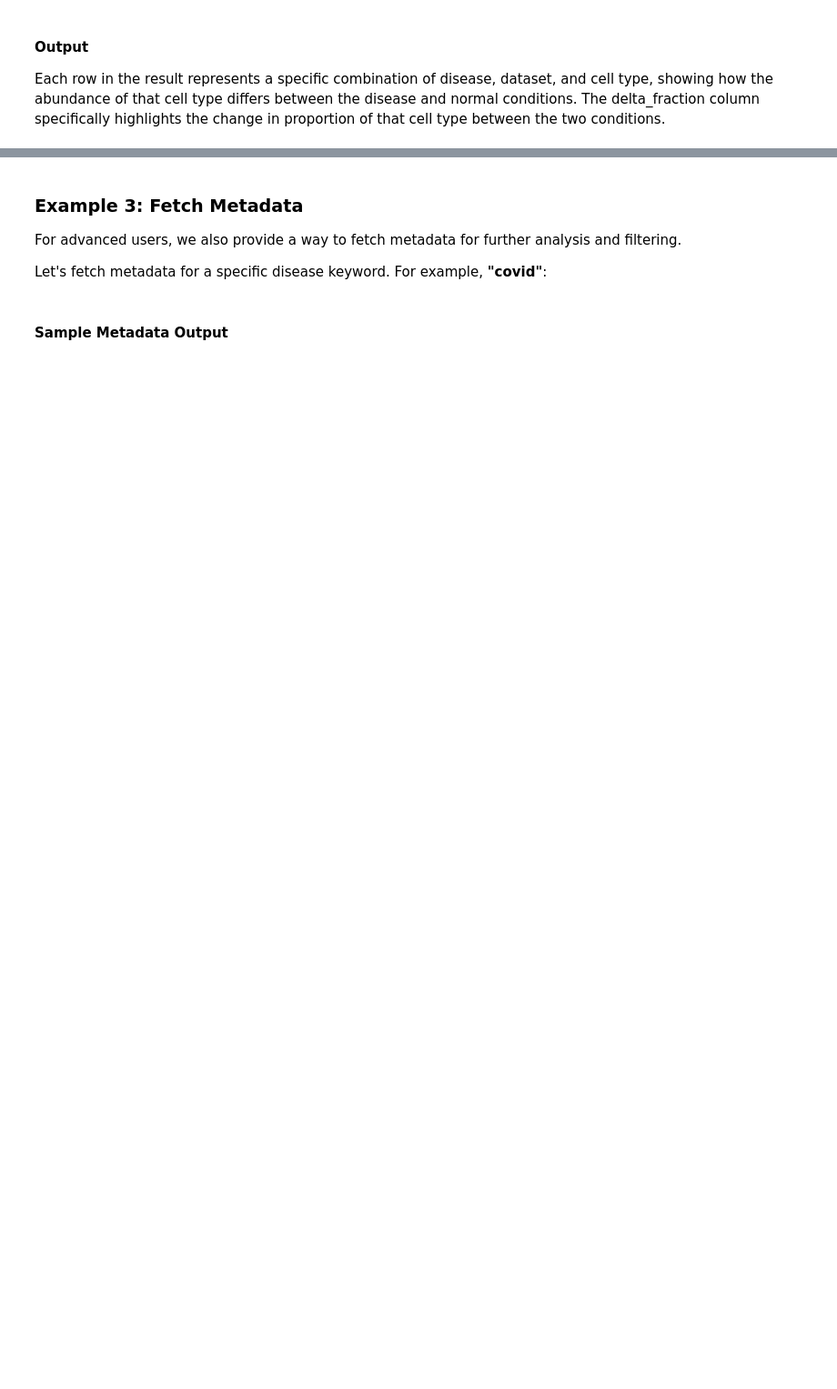
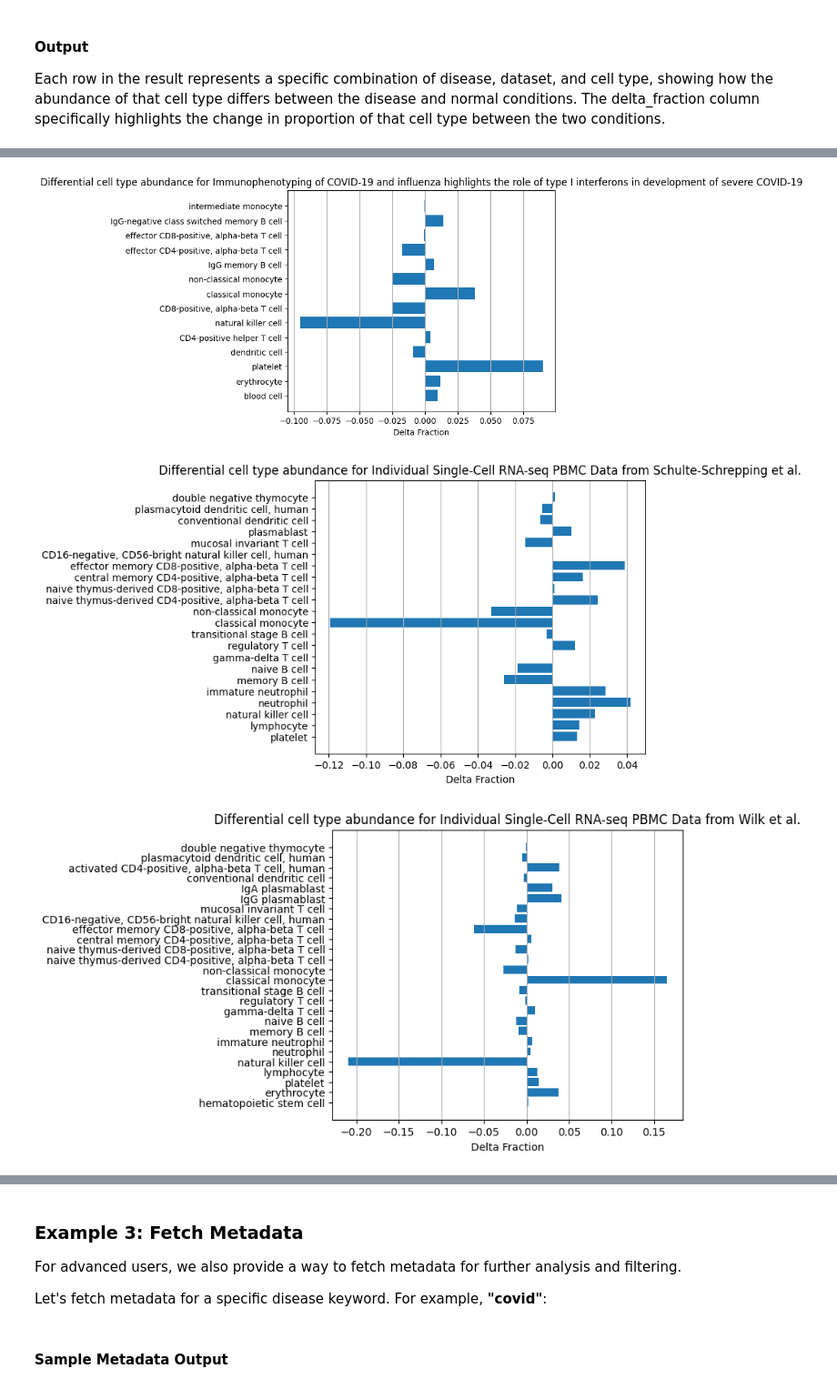
Before and after one commit to fabilab/cell_atlas_approximations_disease_API, a Jupyter notebook: api_tutorial.ipynb, the cells around one changed output, grey strips where cells are left out. Shown at 91% size. Saved outputs shown, nothing was run; the diff lists cells and outputs as text; code cells hidden in the pictures; blank space fills up the shorter version.

```diff
--- a/api_tutorial.ipynb
+++ b/api_tutorial.ipynb
@@ -61,23 +107,17 @@ To better understand the changes in cell type abundance, you can create visualiz
 # %%
-import pandas as pd
-import plotly.express as px
+# Function to plot differential cell type abundance for each dataset
+def plot_diff_celltype_abundance(df):
+    # Group by dataset_title
+    grouped = df.groupby('dataset_title')
 
-# Create a bar plot for each dataset ID using delta_fraction
-# Create a bar plot for each dataset ID using delta_fraction
-def plot_differential_celltype_abundance(df):
-    unique_datasets = df['dataset_id'].unique()
+    for dataset_title, group in grouped:
+        plt.figure(figsize=(6, 5))
+        plt.barh(group['cell_type'], group['delta_fraction'])
+        plt.xlabel('Delta Fraction')
+        plt.title(f'Differential cell type abundance for {dataset_title}')
+        plt.grid(axis='x')
+        plt.show()
 
-    for dataset_id in unique_datasets:
-        # Filter the dataframe for the current dataset ID
-        df_subset = df[df['dataset_id'] == dataset_id]
-
-        # Plot the bar chart using Plotly
-        fig = px.bar(df_subset, x='cell_type', y='delta_fraction',
-                     title=f'Differential Cell Type Abundance for Dataset ID: {dataset_id}',
-                     labels={'cell_type': 'Cell Type', 'delta_fraction': 'Delta Fraction'})
-        fig.update_layout(xaxis_tickangle=-45)
-        fig.show()
-
-# Call the function to plot the bar charts
-plot_differential_celltype_abundance(df_celltype_abundance)
+# Plot the differential cell type abundance
+plot_diff_celltype_abundance(df_celltype_abundance)
 # %% [output]
@@ -87,0 +124,3 @@ plot_differential_celltype_abundance(df_celltype_abundance)
+[figure, added]
+[figure, added]
+[figure, added]
```
Also changed, not shown: parts of 22 cells of this notebook, 2 other files.
